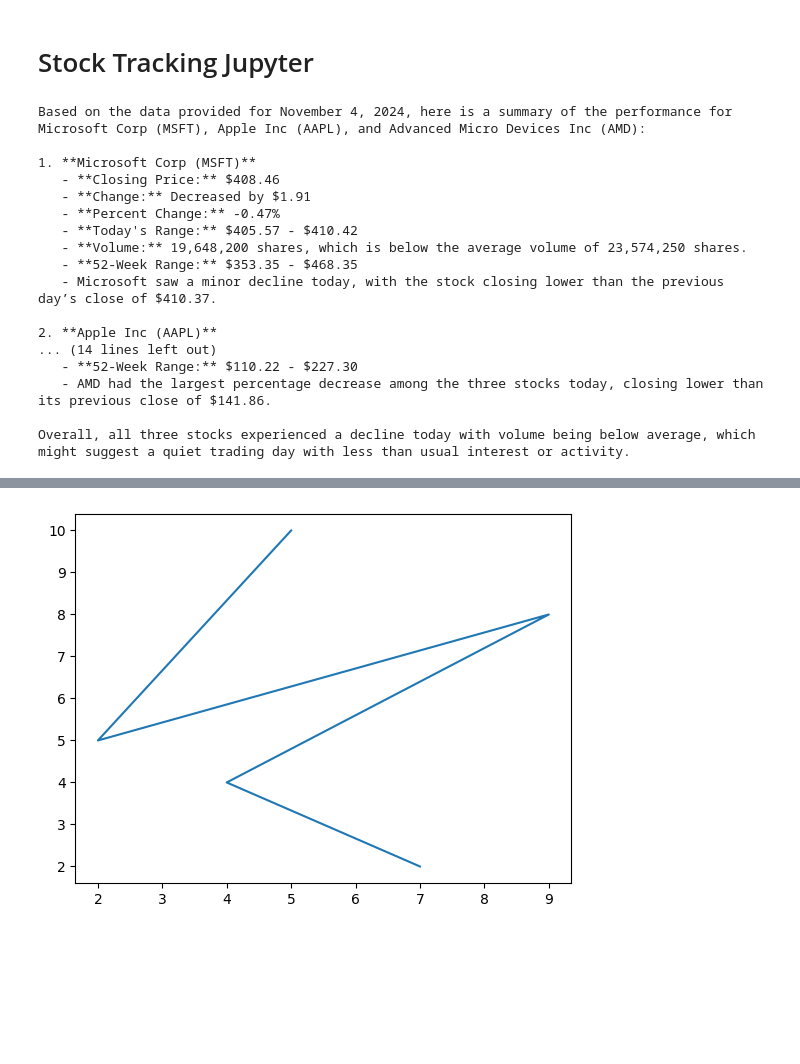
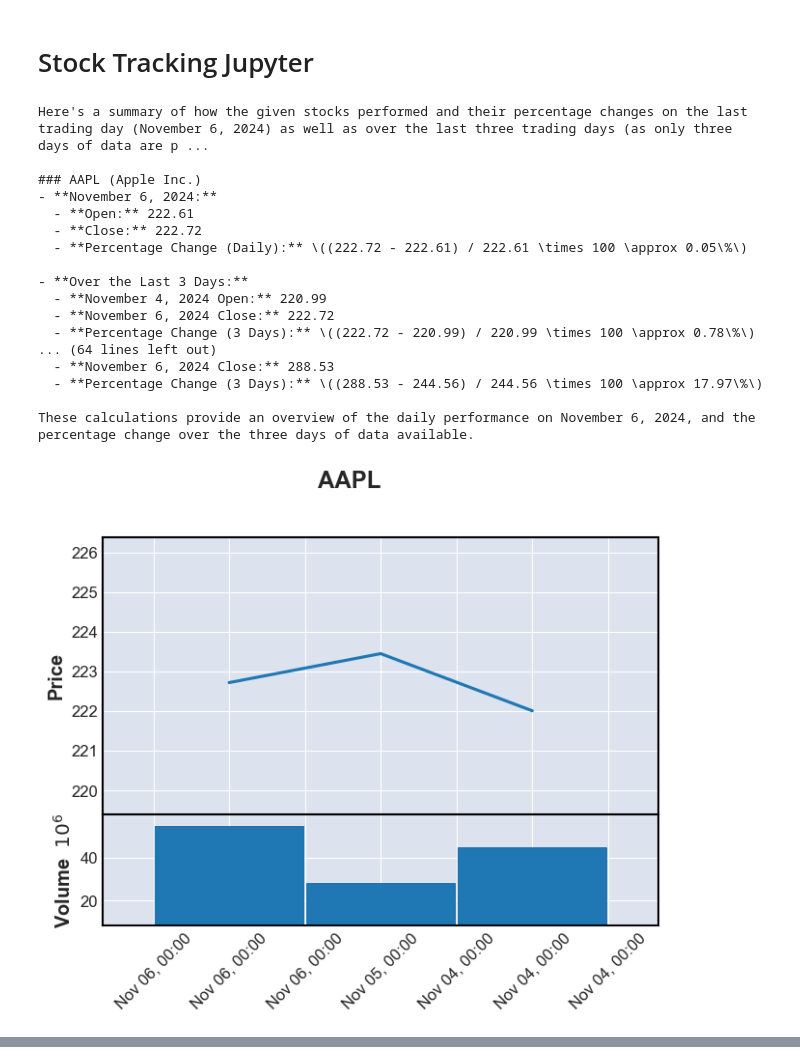
Before and after one commit to Kikstyophobia/stock-ticker-python, a Jupyter notebook: stock_summary.ipynb, the cells around one changed output, grey strips where cells are left out. Cells and saved outputs as stored; diff of their text form; code cells hidden in the pictures; blank space fills up the shorter version.

Commit message:
gets the stock data for the past 5 days and includes working graph to visualize price changes

```diff
--- a/stock_summary.ipynb
+++ b/stock_summary.ipynb
@@ -1,28 +1,30 @@
 # %% [markdown]
 # Stock Tracking Jupyter
 # %%
-from stock_ticker import get_stock_data
 from chatgpt import chat_with_gpt
+from stock_ticker import make_charts
 
-stock_list = ["MSFT", "AAPL", "AMD"]
+stock_list = ["AAPL", "AMZN", "GOOG", "META", "MSFT", "NVDA", "TSLA"]
 
-prompt = "Please give me a summary of how these stocks performed today with this data:"
+prompt = "Please give me a summary of how these stocks performed and percentage change daily and in the last 5 days with this data:"
 chat_with_gpt(prompt, stock_list)
+make_charts()
 # %% [output]
-Based on the data provided for November 4, 2024, here is a summary of the performance for Microsoft Corp (MSFT), Apple Inc (AAPL), and Advanced Micro Devices Inc (AMD):
+Here's a summary of how the given stocks performed and their percentage changes on the last trading day (November 6, 2024) as well as over the last three trading days (as only three days of data are p ...
 
-1. **Microsoft Corp (MSFT)**
-   - **Closing Price:** $408.46
-   - **Change:** Decreased by $1.91
-   - **Percent Change:** -0.47%
-   - **Today's Range:** $405.57 - $410.42
-   - **Volume:** 19,648,200 shares, which is below the average volume of 23,574,250 shares.
-   - **52-Week Range:** $353.35 - $468.35
-   - Microsoft saw a minor decline today, with the stock closing lower than the previous day’s close of $410.37.
+### AAPL (Apple Inc.)
+- **November 6, 2024:**
+  - **Open:** 222.61
+  - **Close:** 222.72
+  - **Percentage Change (Daily):** \((222.72 - 222.61) / 222.61 \times 100 \approx 0.05\%\)
 
-2. **Apple Inc (AAPL)**
-... (14 lines left out)
-   - **52-Week Range:** $110.22 - $227.30
-   - AMD had the largest percentage decrease among the three stocks today, closing lower than its previous close of $141.86.
+- **Over the Last 3 Days:**
+  - **November 4, 2024 Open:** 220.99
+  - **November 6, 2024 Close:** 222.72
+  - **Percentage Change (3 Days):** \((222.72 - 220.99) / 220.99 \times 100 \approx 0.78\%\)
+... (64 lines left out)
+  - **November 6, 2024 Close:** 288.53
+  - **Percentage Change (3 Days):** \((288.53 - 244.56) / 244.56 \times 100 \approx 17.97\%\)
 
-Overall, all three stocks experienced a decline today with volume being below average, which might suggest a quiet trading day with less than usual interest or activity.
+These calculations provide an overview of the daily performance on November 6, 2024, and the percentage change over the three days of data available.
+[figure, added]
@@ -29,18 +36,0 @@ Overall, all three stocks experienced a decline today with volume being below av
-# %%
-import numpy as py
-import matplotlib.pylab as plt
-import matplotlib
-
-# x-axis values
-x = [5, 2, 9, 4, 7]
-
-# Y-axis values
-y = [10, 5, 8, 4, 2]
-
-# Function to plot
-plt.plot(x, y)
-
-# function to show the plot
-plt.show()
-# %% [output]
-[figure, removed]
```
Also changed, not shown: parts of 1 cell of this notebook, 6 other files.
